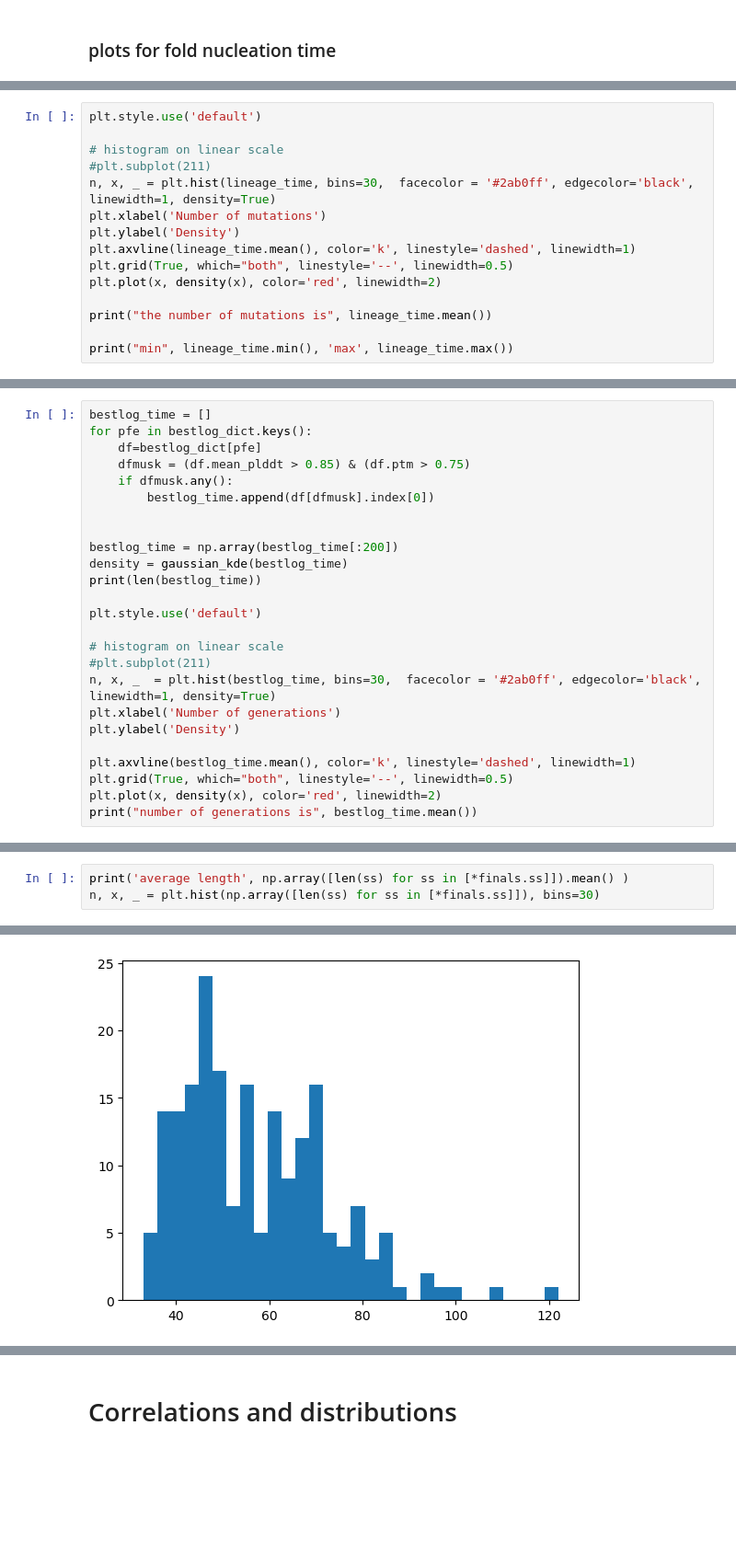
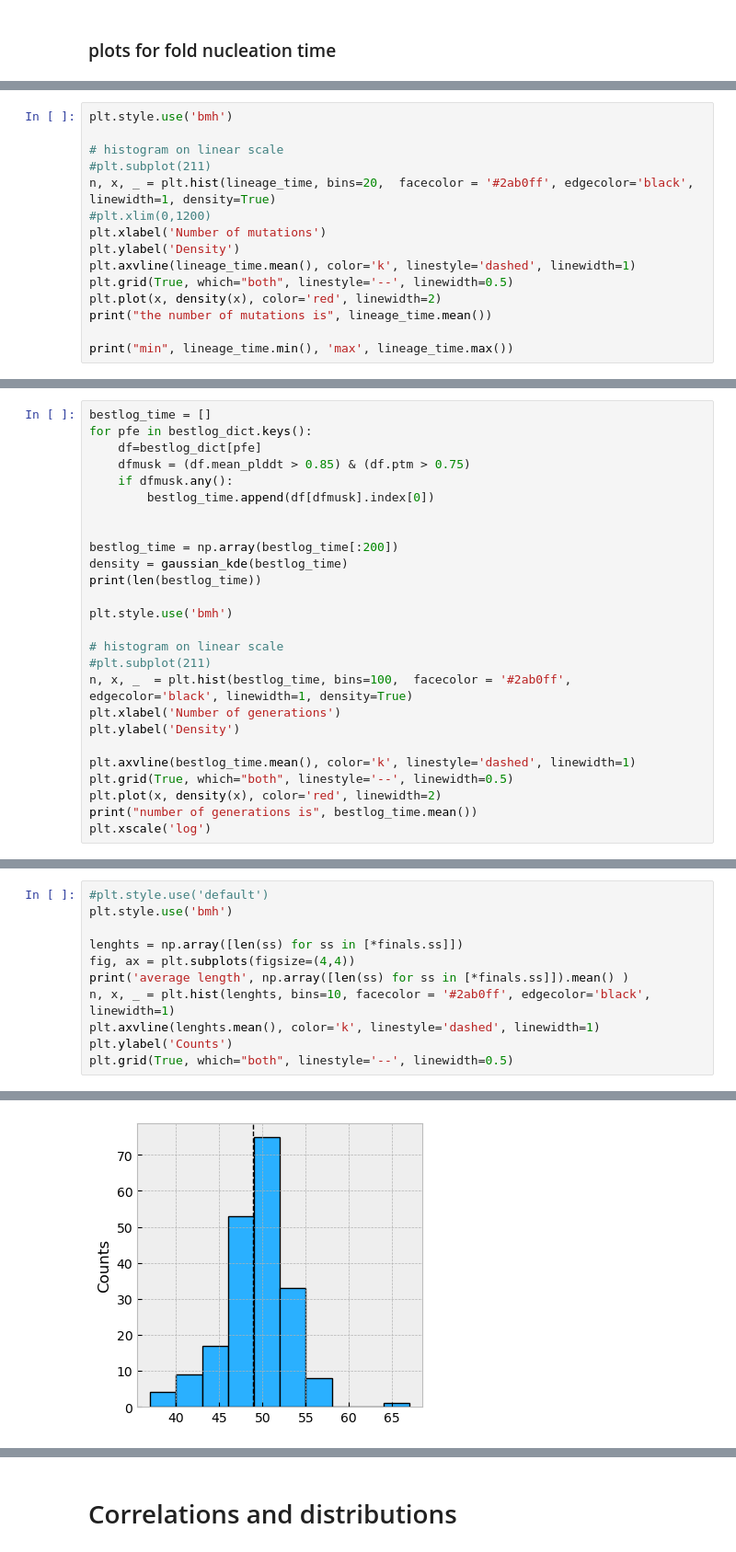
Before and after one commit to sahakyanhk/pfes, a Jupyter notebook: jupyter/psef_stat.ipynb, the cells around one changed output, grey strips where cells are left out. Shown at 92% size. Saved outputs shown, nothing was run; the diff lists cells and outputs as text; blank space fills up the shorter version.

```diff
--- a/jupyter/psef_stat.ipynb
+++ b/jupyter/psef_stat.ipynb
@@ -104,15 +114,15 @@ print(len(lineage_time))
 # %%
-plt.style.use('default')
+plt.style.use('bmh')
 
 # histogram on linear scale
 #plt.subplot(211)
-n, x, _ = plt.hist(lineage_time, bins=30,  facecolor = '#2ab0ff', edgecolor='black', linewidth=1, density=True)
+n, x, _ = plt.hist(lineage_time, bins=20,  facecolor = '#2ab0ff', edgecolor='black', linewidth=1, density=True)
+#plt.xlim(0,1200)
 plt.xlabel('Number of mutations')
 plt.ylabel('Density')
 plt.axvline(lineage_time.mean(), color='k', linestyle='dashed', linewidth=1)
 plt.grid(True, which="both", linestyle='--', linewidth=0.5)
 plt.plot(x, density(x), color='red', linewidth=2)
-
 print("the number of mutations is", lineage_time.mean())
 
 print("min", lineage_time.min(), 'max', lineage_time.max())
@@ -133,11 +143,11 @@ bestlog_time = np.array(bestlog_time[:200])
 density = gaussian_kde(bestlog_time)
 print(len(bestlog_time))
 
-plt.style.use('default')
+plt.style.use('bmh')
 
 # histogram on linear scale
 #plt.subplot(211)
-n, x, _  = plt.hist(bestlog_time, bins=30,  facecolor = '#2ab0ff', edgecolor='black', linewidth=1, density=True)
+n, x, _  = plt.hist(bestlog_time, bins=100,  facecolor = '#2ab0ff', edgecolor='black', linewidth=1, density=True)
 plt.xlabel('Number of generations')
 plt.ylabel('Density')
 
@@ -145,4 +155,5 @@ plt.axvline(bestlog_time.mean(), color='k', linestyle='dashed', linewidth=1)
 plt.grid(True, which="both", linestyle='--', linewidth=0.5)
 plt.plot(x, density(x), color='red', linewidth=2)
 print("number of generations is", bestlog_time.mean())
+plt.xscale('log')
 # %% [output]
@@ -164,4 +175,12 @@ fixatation rate 1 of: 302.35895141789786
 # %%
+#plt.style.use('default')
+plt.style.use('bmh')
+
+lenghts = np.array([len(ss) for ss in [*finals.ss]])
+fig, ax = plt.subplots(figsize=(4,4))
 print('average length', np.array([len(ss) for ss in [*finals.ss]]).mean() )
-n, x, _ = plt.hist(np.array([len(ss) for ss in [*finals.ss]]), bins=30)
+n, x, _ = plt.hist(lenghts, bins=10, facecolor = '#2ab0ff', edgecolor='black', linewidth=1)
+plt.axvline(lenghts.mean(), color='k', linestyle='dashed', linewidth=1)
+plt.ylabel('Counts')
+plt.grid(True, which="both", linestyle='--', linewidth=0.5)
 # %% [output]
@@ -169 +188 @@ average length 56.765
-[figure, old version]
+[figure, new version]
```
Also changed, not shown: parts of 12 cells of this notebook, 2 other files.
